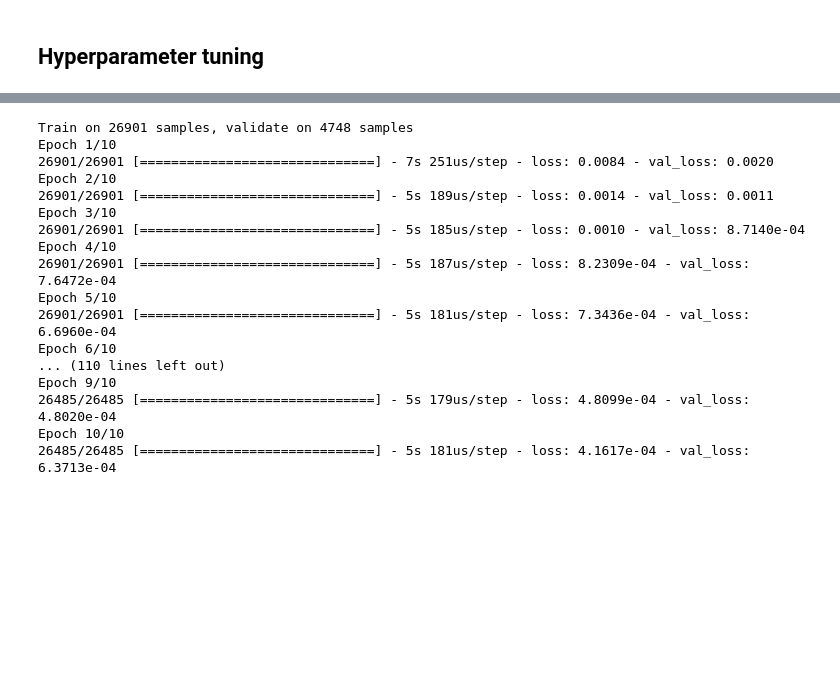
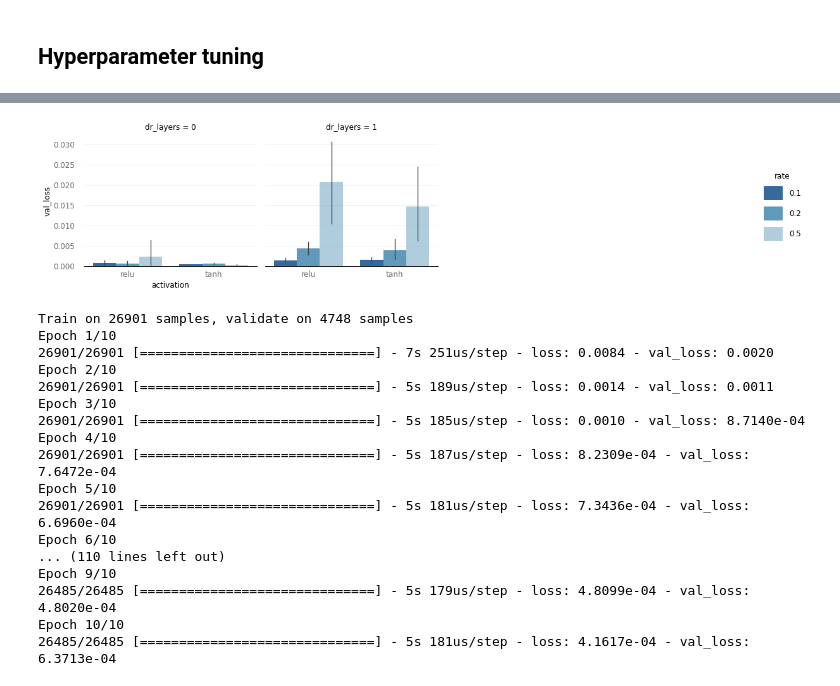
Before and after one commit to Pedromacedo41/MAP573, a Jupyter notebook: src/Francisco/RNN_TSF_colab.ipynb, the cells around one changed output, grey strips where cells are left out. Cells and saved outputs as stored; diff of their text form; code cells hidden in the pictures; blank space fills up the shorter version.

```diff
--- a/src/Francisco/RNN_TSF_colab.ipynb
+++ b/src/Francisco/RNN_TSF_colab.ipynb
@@ -303,3 +368,9 @@ analyze_object.plot_corr('val_loss', ['epochs', 'round_epochs', 'batch_size', 'l
+# %%
+
+# four dimensional bar grid
+analyze_object.plot_bars('activation', 'val_loss', 'rate', 'dr_layers')
+# %% [output]
+[figure, added]
 # %%
 losses = []
 iterator = [10, 20, 50, 100, 200, 500, 1000]
```
Also changed, not shown: parts of 14 cells of this notebook, 6 other files.
